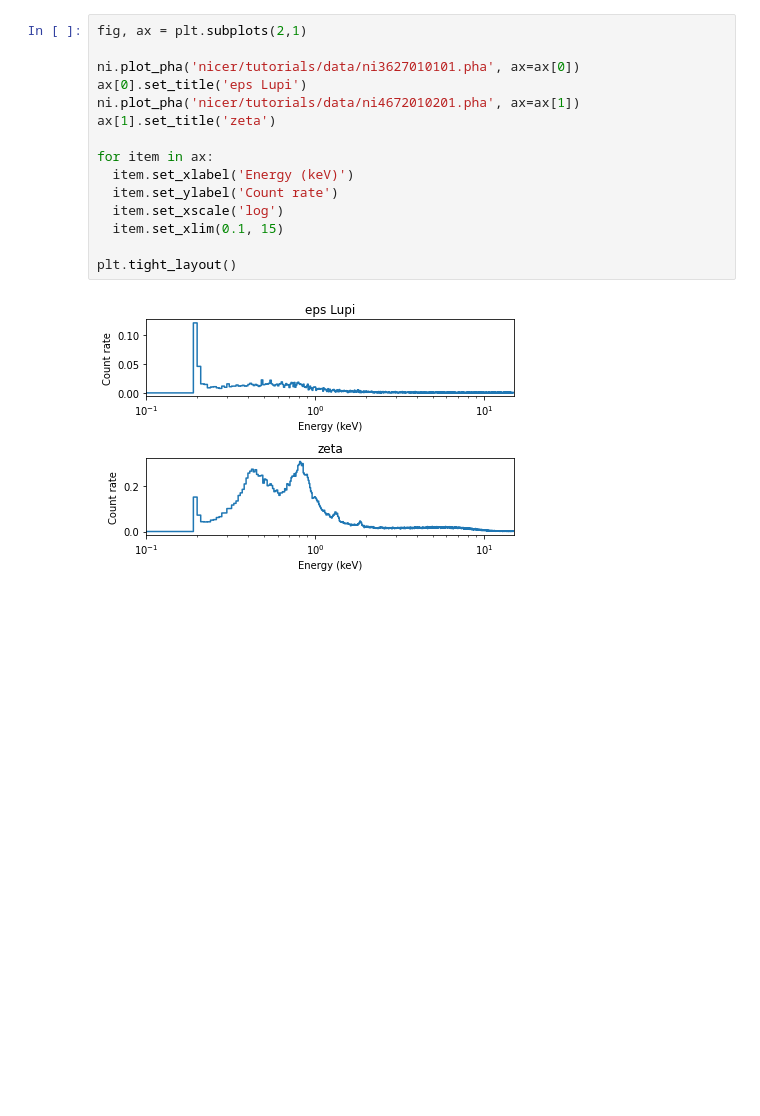
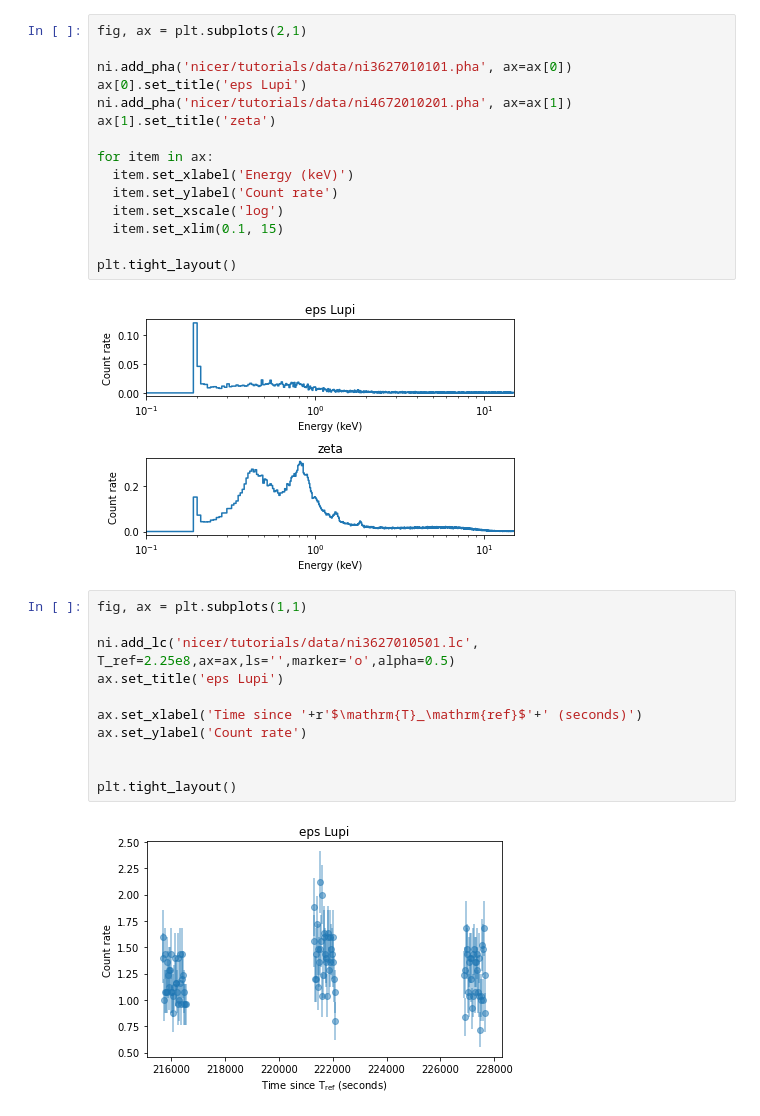
Before and after one commit to veropetit/nicer, a Jupyter notebook: tutorials/FunctionDemo.ipynb, the cells around one changed output. Saved outputs shown, nothing was run; the diff lists cells and outputs as text; blank space fills up the shorter version.

Commit message:
Added a new demonstration to plot lightcurves.

```diff
--- a/tutorials/FunctionDemo.ipynb
+++ b/tutorials/FunctionDemo.ipynb
@@ -49,9 +40,9 @@ importlib.reload(ni)
 # %%
 fig, ax = plt.subplots(2,1)
 
-ni.plot_pha('nicer/tutorials/data/ni3627010101.pha', ax=ax[0])
+ni.add_pha('nicer/tutorials/data/ni3627010101.pha', ax=ax[0])
 ax[0].set_title('eps Lupi')
-ni.plot_pha('nicer/tutorials/data/ni4672010201.pha', ax=ax[1])
+ni.add_pha('nicer/tutorials/data/ni4672010201.pha', ax=ax[1])
 ax[1].set_title('zeta')
 
 for item in ax:
@@ -63,3 +54,16 @@ for item in ax:
 plt.tight_layout()
 # %% [output]
 [figure]
+# %%
+fig, ax = plt.subplots(1,1)
+
+ni.add_lc('nicer/tutorials/data/ni3627010501.lc', T_ref=2.25e8,ax=ax,ls='',marker='o',alpha=0.5)
+ax.set_title('eps Lupi')
+
+ax.set_xlabel('Time since '+r'$\mathrm{T}_\mathrm{ref}$'+' (seconds)')
+ax.set_ylabel('Count rate')
+
+
+plt.tight_layout()
+# %% [output]
+[figure, added]
```
Also changed, not shown: parts of 3 cells of this notebook.
